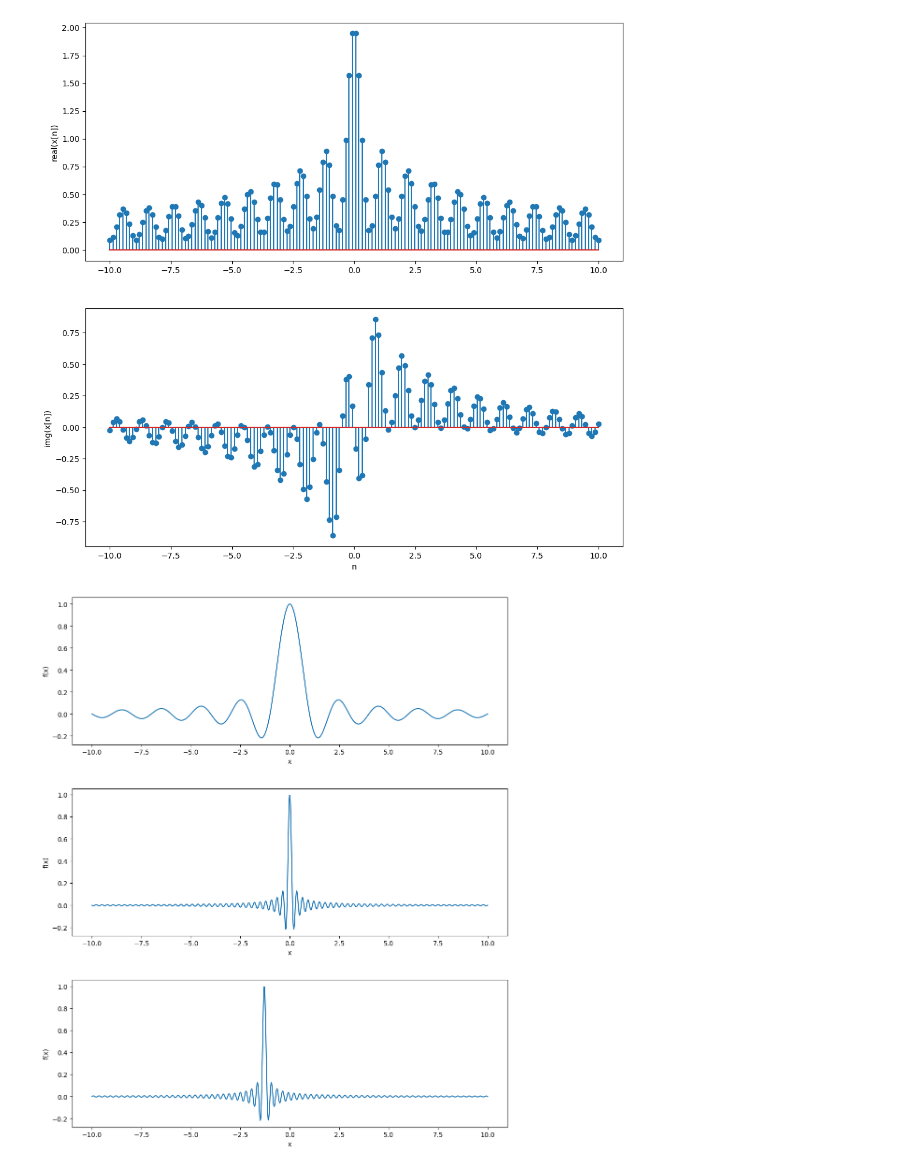
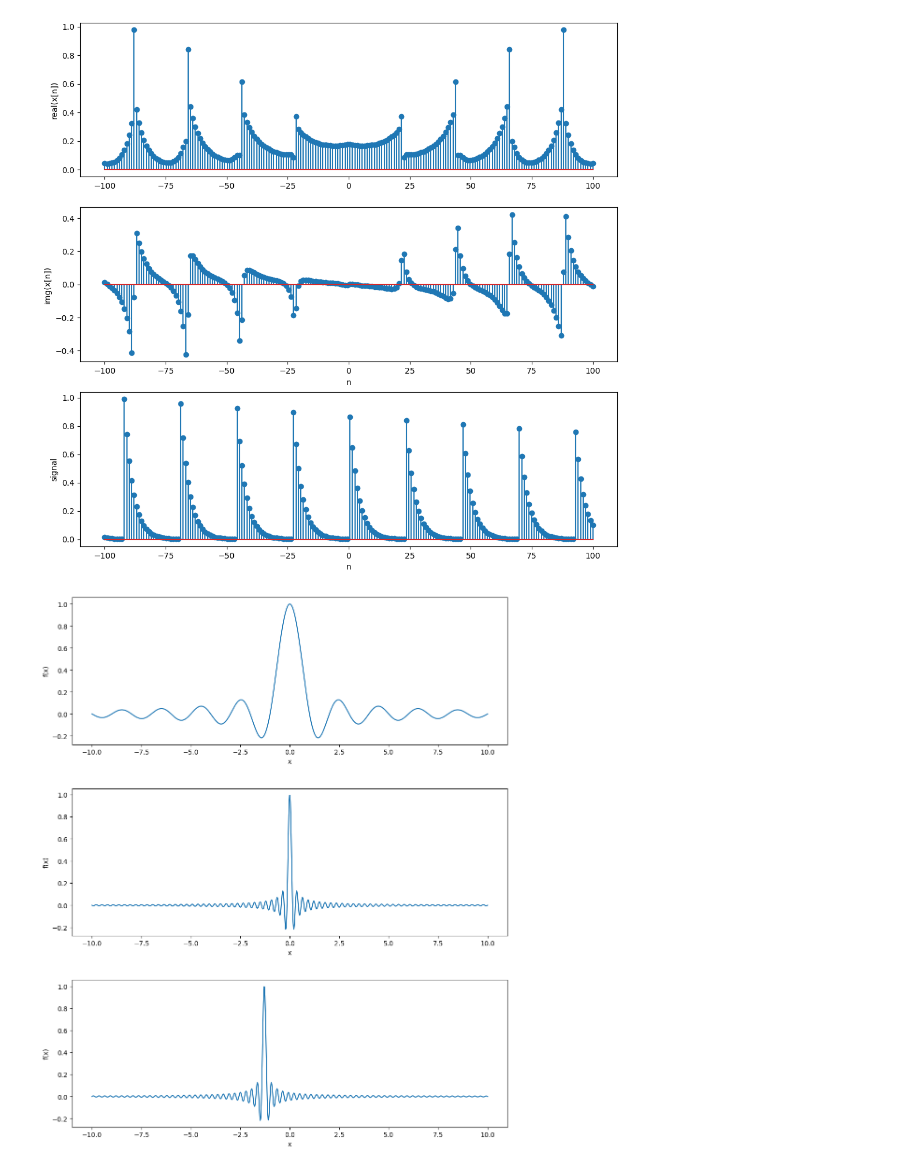
Before and after one commit to SaeedRezaAmanat/Signal-Project-fall-1400, a Jupyter notebook: project.ipynb, the cells around one changed output. Saved outputs shown, nothing was run; the diff lists cells and outputs as text; code cells hidden in the pictures.

```diff
--- a/project.ipynb
+++ b/project.ipynb
@@ -1,38 +1,50 @@
 # %%
 import matplotlib.pyplot as plt
 import numpy as np
+
+x_real = x_img = 0
 
 def cal_a(k):
     sum_real = 0
     sum_img = 0
 
     for n in range(22):
         sum_real += (0.75) ** n * np.cos(k * (np.pi / 11) * n)
         sum_img += (0.75) ** n * np.sin(k * (np.pi / 11) * n)
 
     real = (1 / 22) * sum_real
     img = (1 / 22) * sum_img
     return real, img
 
+n = np.linspace(-100, 100, 200)
+
 for k in range(22):
     real_part_a, img_part_a = cal_a(k)
     x_real += real_part_a * np.cos(k * (np.pi / 11) * n)
     x_img += img_part_a * np.sin(k * (np.pi / 11) * n)
 
+# signal alternating in N = 22
+main_signal = 0.75 ** (n % 23)
+
 plt.figure(figsize=(12, 12), dpi=100)
 
-plt.subplot(2, 1, 1)
+plt.subplot(3, 1, 1)
 plt.stem(n, x_real, use_line_collection = True)
 plt.ylabel('real(x[n])')
 
-plt.subplot(2, 1, 2)
+plt.subplot(3, 1, 2)
 plt.stem(n, x_img, use_line_collection = True)
 plt.xlabel('n')
 plt.ylabel('img(x[n])')
 
+plt.subplot(3, 1, 3)
+plt.stem(n, main_signal, use_line_collection = True)
+plt.xlabel('n')
+plt.ylabel('signal')
+
 plt.show()
 # %% [output]
-[figure, old version]
+[figure, new version]
 # %%
 import matplotlib.pyplot as plt
 import numpy as np
```
